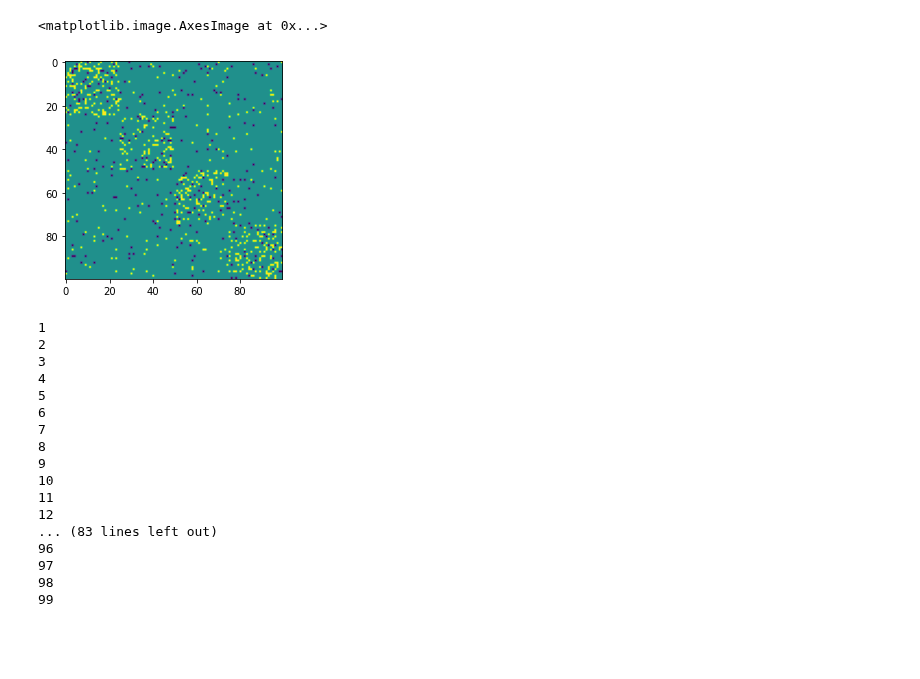
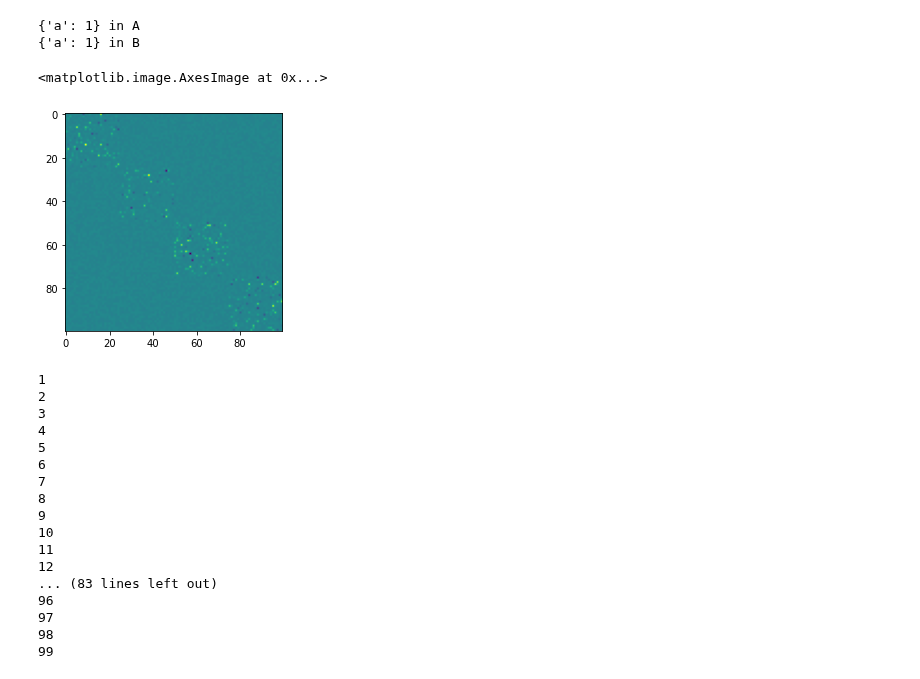
Before and after one commit to HuangHaoyu1997/Reservoir-Computing, a Jupyter notebook: test.ipynb, the cells around one changed output. Drawn from its saved outputs; the diff is of its cells as text; code cells hidden in the pictures; blank space fills up the shorter version.

```diff
--- a/test.ipynb
+++ b/test.ipynb
@@ -1,18 +1,30 @@
+# %%
+def a(**kwargs):
+    print(kwargs, 'in A')
+    def b(**kwargs):
+        print(kwargs, 'in B')
+    b(**kwargs)
+a(a=1)
+# %% [output]
+{'a': 1} in A
+{'a': 1} in B
 # %%
+from utils import A_cluster
+
 A = A_cluster(N_hid=100,
                   p_in=0.2,
                   gamma=1.0,
-                  binary=True,
+                  binary=False,
                   type='ERC',
+                  noise=True,
+                  noise_strength=0.2,
                   p_ER=0.2,
                   k=4)
-# %%
-zeros = np.array(A==0, dtype=np.float32)
-salt_noise = np.random.choice([-1,0,1], size=(100,100), p=[0.02,0.96,0.02])
-plt.imshow(salt_noise*zeros+A)
-# %% [output]
-<matplotlib.image.AxesImage at 0x...>
-[figure, removed]
+# %%
+plt.imshow(A)
+# %% [output]
+<matplotlib.image.AxesImage at 0x...>
+[figure, added]
 # %%
 import networkx as nx
 import numpy as np
```
Also changed, not shown: 5 other files.
